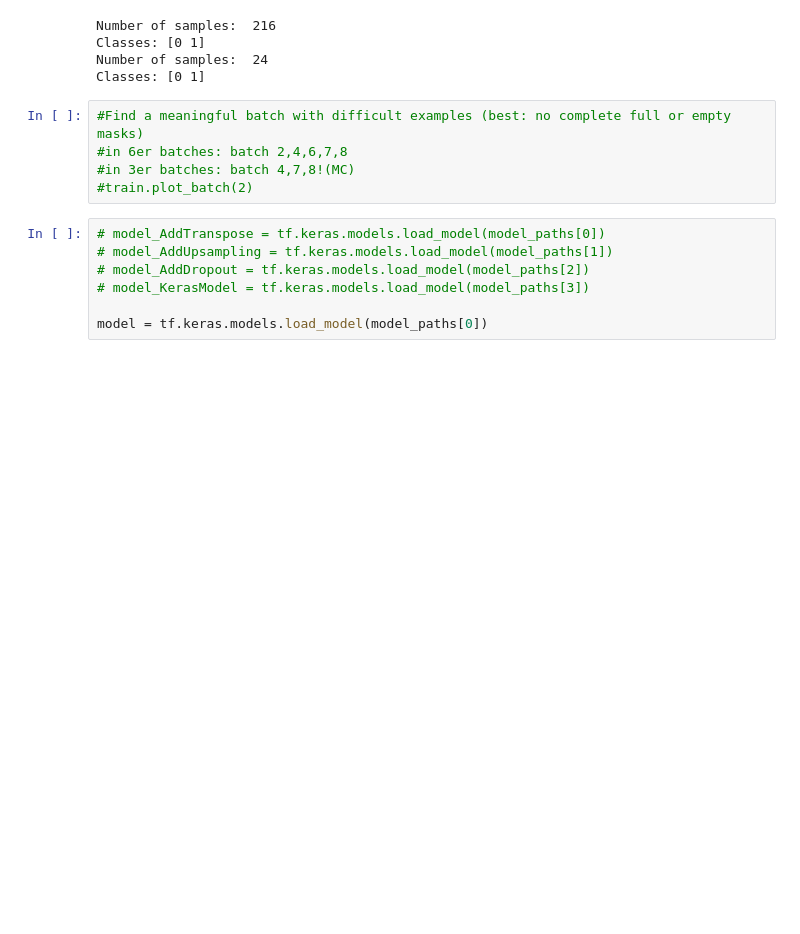
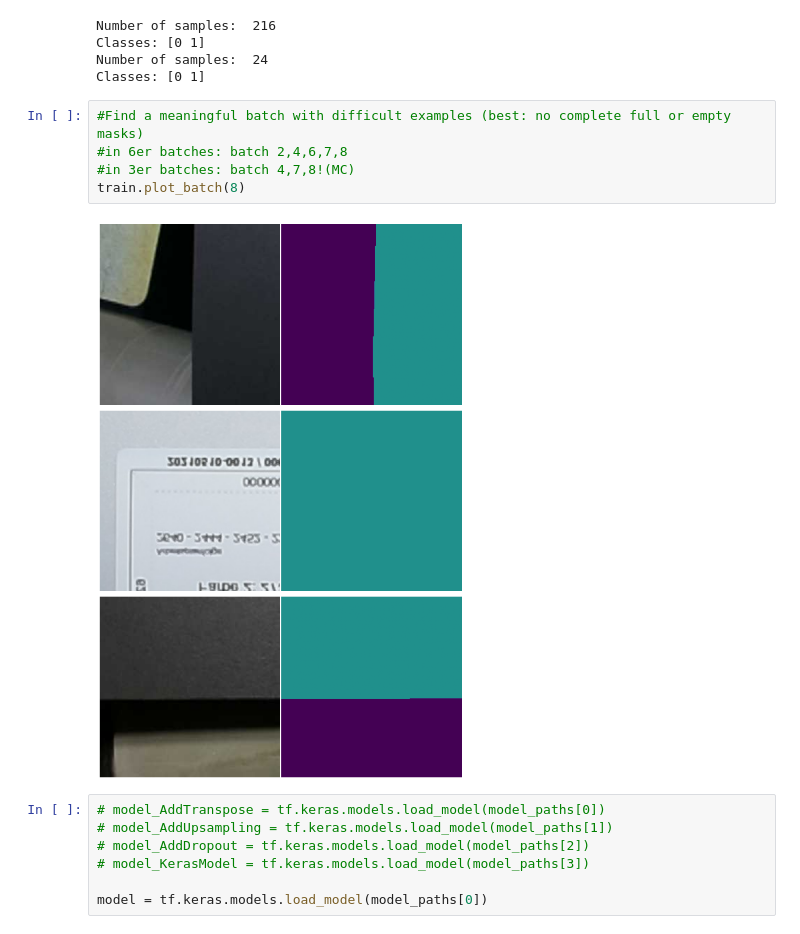
Before and after one commit to jfra1397/mlmech, a Jupyter notebook: predict-comparisonPlot.ipynb, the cells around one changed output. Drawn from its saved outputs; the diff is of its cells as text; blank space fills up the shorter version.

Commit message:
Predict NumpyArrays, VisualKerasPlot

```diff
--- a/predict-comparisonPlot.ipynb
+++ b/predict-comparisonPlot.ipynb
@@ -43,8 +43,10 @@ Classes: [0 1]
 # %%
 #Find a meaningful batch with difficult examples (best: no complete full or empty masks)
 #in 6er batches: batch 2,4,6,7,8
 #in 3er batches: batch 4,7,8!(MC)
-#train.plot_batch(2)
+train.plot_batch(8)
+# %% [output]
+[figure, added]
 # %%
 # model_AddTranspose = tf.keras.models.load_model(model_paths[0])
 # model_AddUpsampling = tf.keras.models.load_model(model_paths[1])
```
Also changed, not shown: parts of 2 cells of this notebook, 13 other files.
